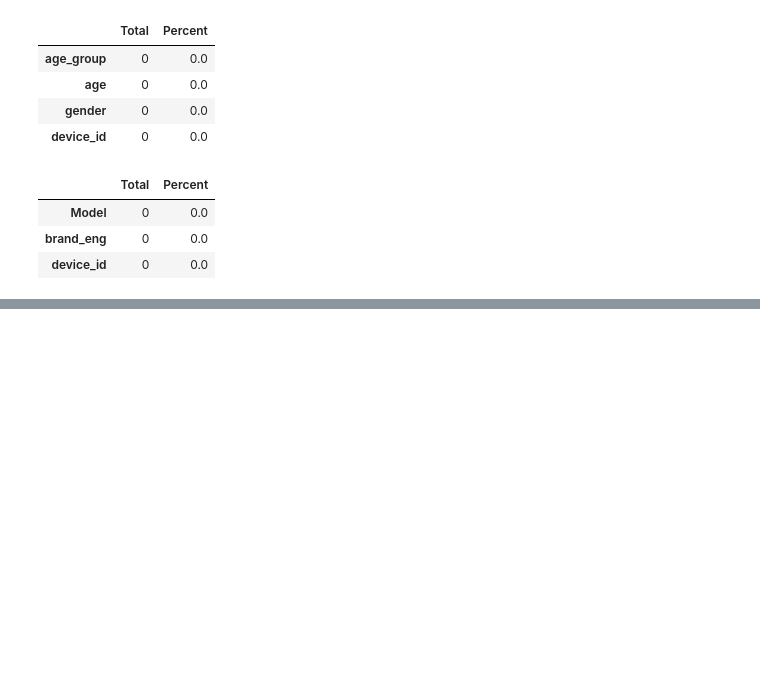
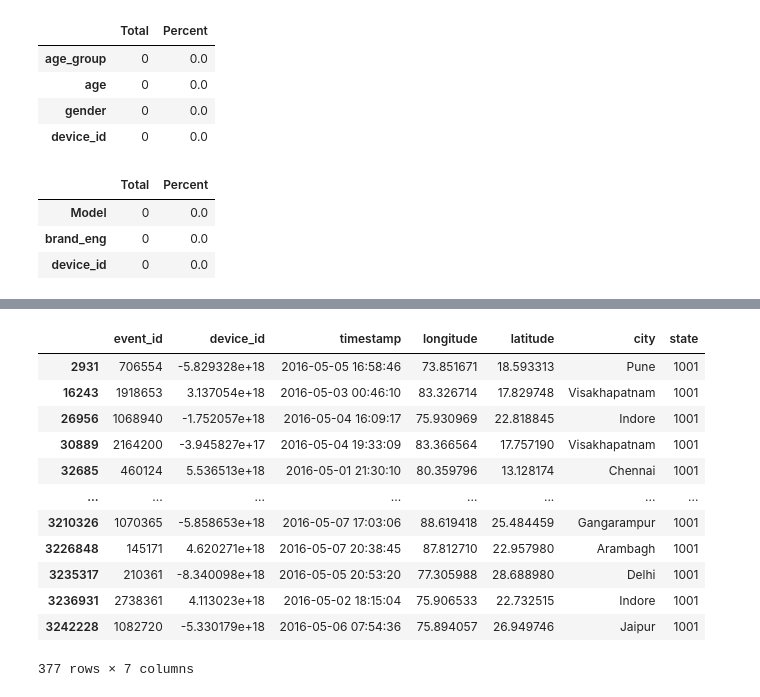
Before and after one commit to pathakchiranjit/Capstone_CDF_April21, a Jupyter notebook: CDF_projects_1004.ipynb, the cells around one changed output, grey strips where cells are left out. Cells and saved outputs as stored; diff of their text form; code cells hidden in the pictures; blank space fills up the shorter version.

```diff
--- a/CDF_projects_1004.ipynb
+++ b/CDF_projects_1004.ipynb
@@ -255,0 +291,16 @@ missing_data(df2)
+# %%
+df1[df1.state==1001]
+# %% [output]
+|  | event_id | device_id | timestamp | longitude | latitude | city | state |
+| 2931 | 706554 | -5.829328e+18 | 2016-05-05 16:58:46 | 73.851671 | 18.593313 | Pune | 1001 |
+| 16243 | 1918653 | 3.137054e+18 | 2016-05-03 00:46:10 | 83.326714 | 17.829748 | Visakhapatnam | 1001 |
+| 26956 | 1068940 | -1.752057e+18 | 2016-05-04 16:09:17 | 75.930969 | 22.818845 | Indore | 1001 |
+| 30889 | 2164200 | -3.945827e+17 | 2016-05-04 19:33:09 | 83.366564 | 17.757190 | Visakhapatnam | 1001 |
+| 32685 | 460124 | 5.536513e+18 | 2016-05-01 21:30:10 | 80.359796 | 13.128174 | Chennai | 1001 |
+| ... | ... | ... | ... | ... | ... | ... | ... |
+| 3210326 | 1070365 | -5.858653e+18 | 2016-05-07 17:03:06 | 88.619418 | 25.484459 | Gangarampur | 1001 |
+| 3226848 | 145171 | 4.620271e+18 | 2016-05-07 20:38:45 | 87.812710 | 22.957980 | Arambagh | 1001 |
+| 3235317 | 210361 | -8.340098e+18 | 2016-05-05 20:53:20 | 77.305988 | 28.688980 | Delhi | 1001 |
+| 3236931 | 2738361 | 4.113023e+18 | 2016-05-02 18:15:04 | 75.906533 | 22.732515 | Indore | 1001 |
+| 3242228 | 1082720 | -5.330179e+18 | 2016-05-06 07:54:36 | 75.894057 | 26.949746 | Jaipur | 1001 |
+377 rows × 7 columns
```
Also changed, not shown: parts of 7 cells of this notebook.
